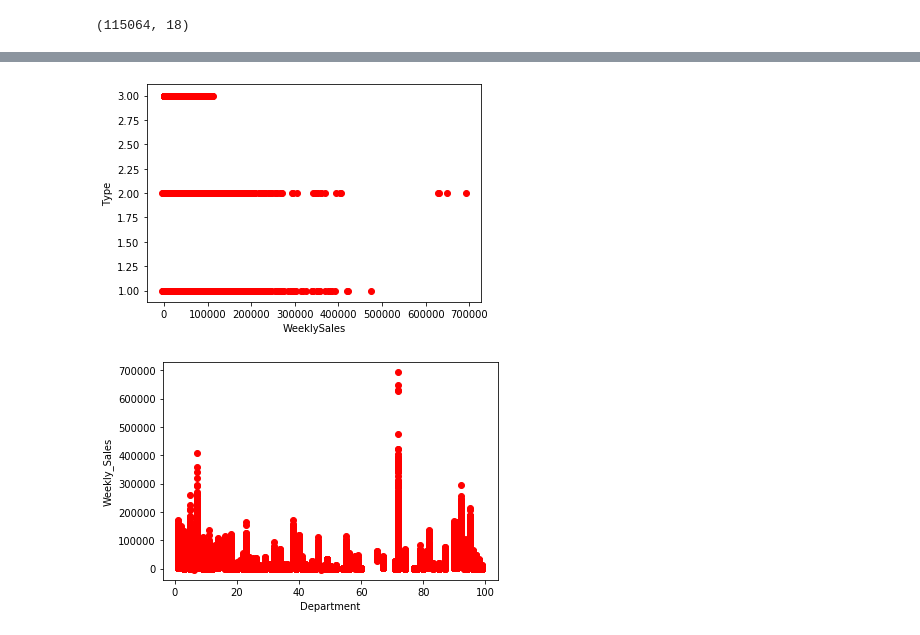
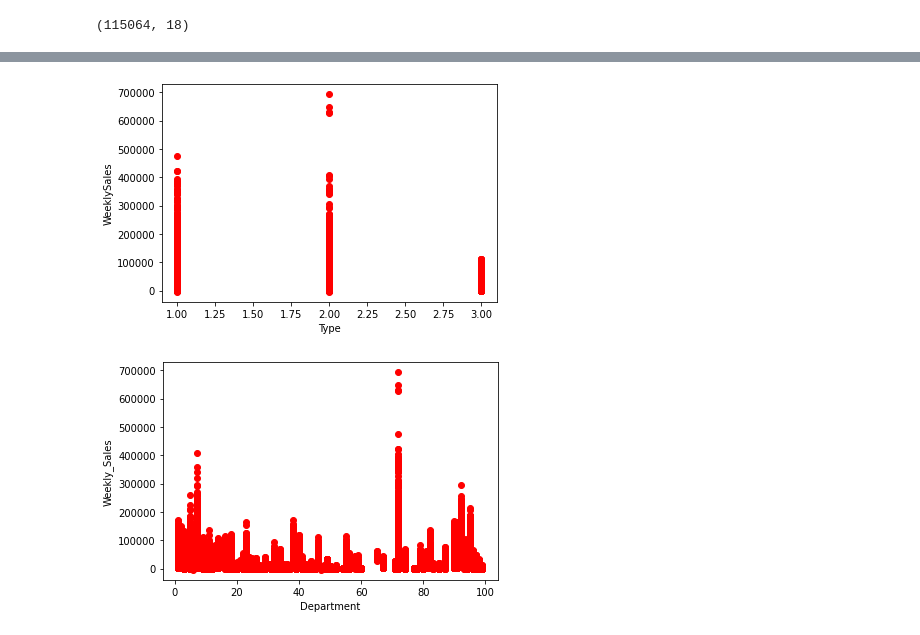
Before and after one commit to Jagajit20/Sales_Forecasting, a Jupyter notebook: Walmart_Sales_Forecasting_Project.ipynb, the cells around one changed output, grey strips where cells are left out. Drawn from its saved outputs; the diff is of its cells as text; code cells hidden in the pictures.

```diff
--- a/Walmart_Sales_Forecasting_Project.ipynb
+++ b/Walmart_Sales_Forecasting_Project.ipynb
@@ -154,10 +164,10 @@ sns.boxplot(x='Type', y='Weekly_Sales', data = train_final_data)
 # %%
-plt.scatter(train_final_data.Weekly_Sales, train_final_data.Type, color='red')
-plt.ylabel('Type')
-plt.xlabel('WeeklySales')
+plt.scatter(train_final_data.Type, train_final_data.Weekly_Sales, color='red')
+plt.ylabel('WeeklySales')
+plt.xlabel('Type')
 plt.show()
 # %% [output]
-[figure, old version]
+[figure, new version]
 # %%
 plt.scatter(train_final_data.Dept, train_final_data.Weekly_Sales, color='red')
 plt.xlabel('Department')
```
Also changed, not shown: parts of 40 cells of this notebook, 2 other files.
